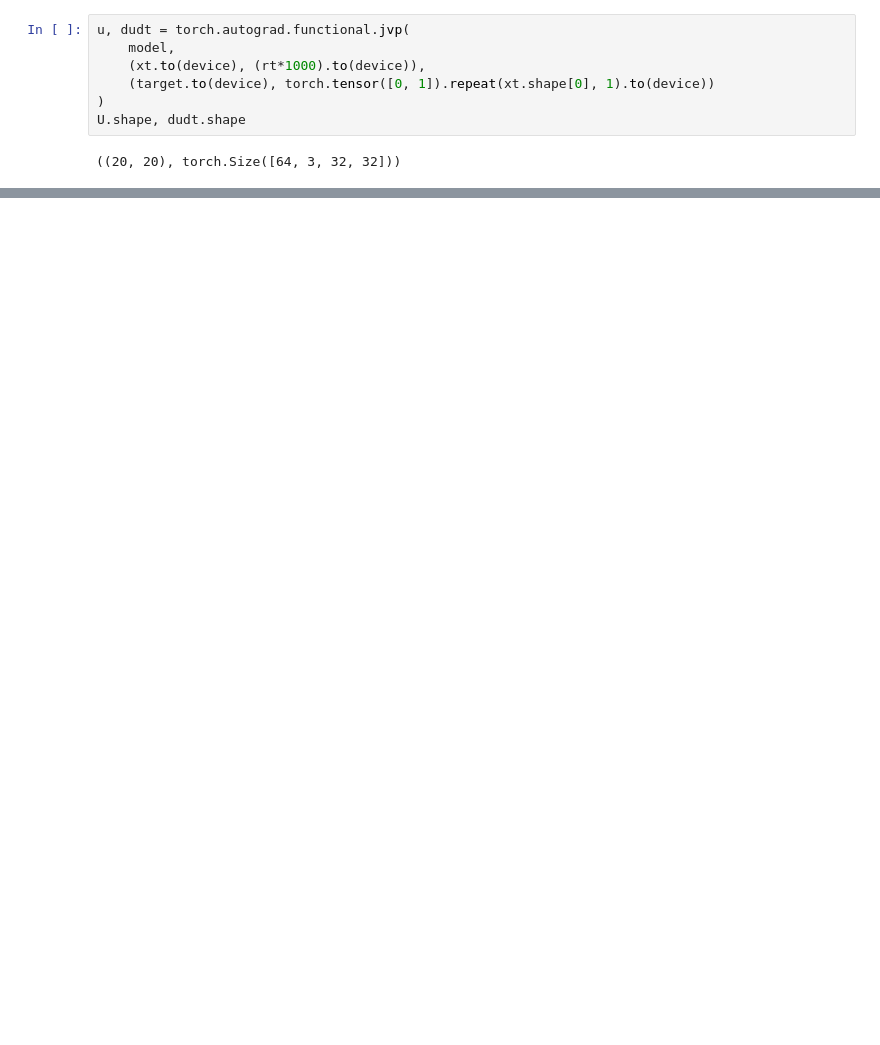
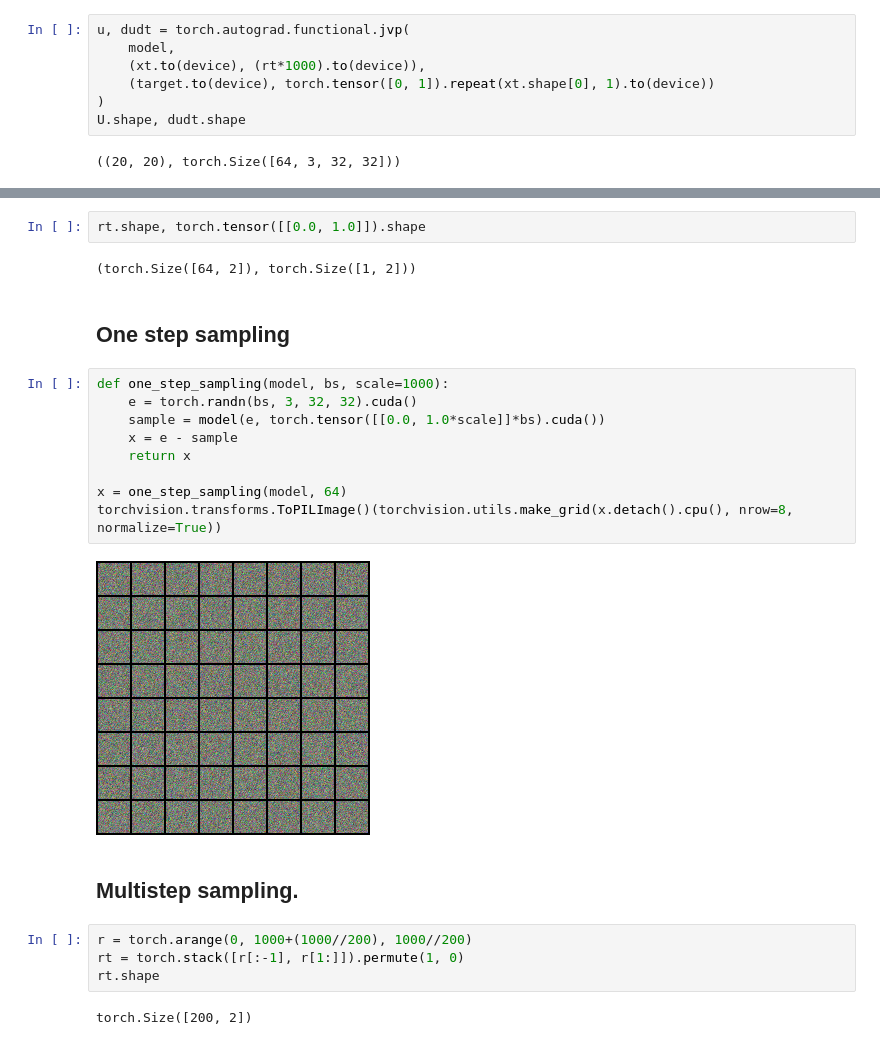
Before and after one commit to prakashjayy/genai, a Jupyter notebook: flow/02_mean_flow.ipynb, the cells around one changed output, grey strips where cells are left out. Saved outputs shown, nothing was run; the diff lists cells and outputs as text; blank space fills up the shorter version.

```diff
--- a/flow/02_mean_flow.ipynb
+++ b/flow/02_mean_flow.ipynb
@@ -283,0 +284,25 @@ tensor(1.6933, device='cuda:0')
+# %%
+rt.shape, torch.tensor([[0.0, 1.0]]).shape
+# %% [output]
+(torch.Size([64, 2]), torch.Size([1, 2]))
+# %% [markdown]
+## One step sampling
+# %%
+def one_step_sampling(model, bs, scale=1000):
+    e = torch.randn(bs, 3, 32, 32).cuda()
+    sample = model(e, torch.tensor([[0.0, 1.0*scale]]*bs).cuda())
+    x = e - sample
+    return x
+
+x = one_step_sampling(model, 64)
+torchvision.transforms.ToPILImage()(torchvision.utils.make_grid(x.detach().cpu(), nrow=8, normalize=True))
+# %% [output]
+[figure, added]
+# %% [markdown]
+## Multistep sampling.
+# %%
+r = torch.arange(0, 1000+(1000//200), 1000//200)
+rt = torch.stack([r[:-1], r[1:]]).permute(1, 0)
+rt.shape
+# %% [output]
+torch.Size([200, 2])
```
Also changed, not shown: parts of 16 cells of this notebook.
